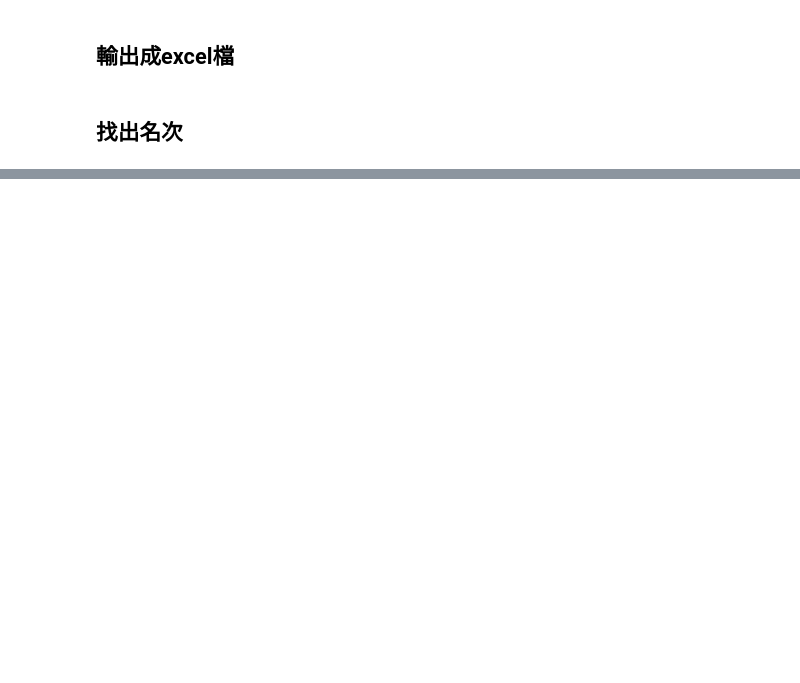
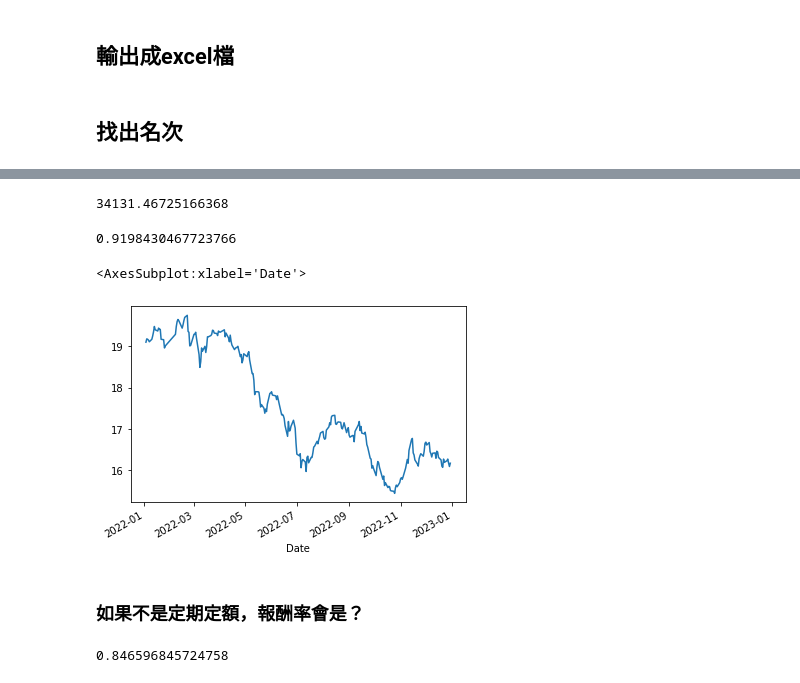
Before and after one commit to pooyalHsu/20230205python, a Jupyter notebook: 20230304Python課程-資料分析及爬蟲.ipynb, the cells around one changed output, grey strips where cells are left out. Saved outputs shown, nothing was run; the diff lists cells and outputs as text; code cells hidden in the pictures; blank space fills up the shorter version.

```diff
--- a/20230304Python課程-資料分析及爬蟲.ipynb
+++ b/20230304Python課程-資料分析及爬蟲.ipynb
@@ -858,0 +1500,16 @@ df
+# %%
+TOTALSTOCK
+# %% [output]
+34131.46725166368
+# %%
+# 2022年底結算總價值/花費的金額
+TOTALSTOCK*HDY['2022']['Close'][-1]/TOTALCASH
+# %% [output]
+0.9198430467723766
+# %%
+HDY['2022']['Close'].plot()
+# %% [output]
+<AxesSubplot:xlabel='Date'>
+[figure, added]
+# %% [markdown]
+### 如果不是定期定額，報酬率會是？
@@ -858,0 +1518,4 @@ df
+# %%
+LUMPSUM*HDY['2022']['Close'][-1]/TOTALCASH
+# %% [output]
+0.846596845724758
```
Also changed, not shown: parts of 110 cells of this notebook.
